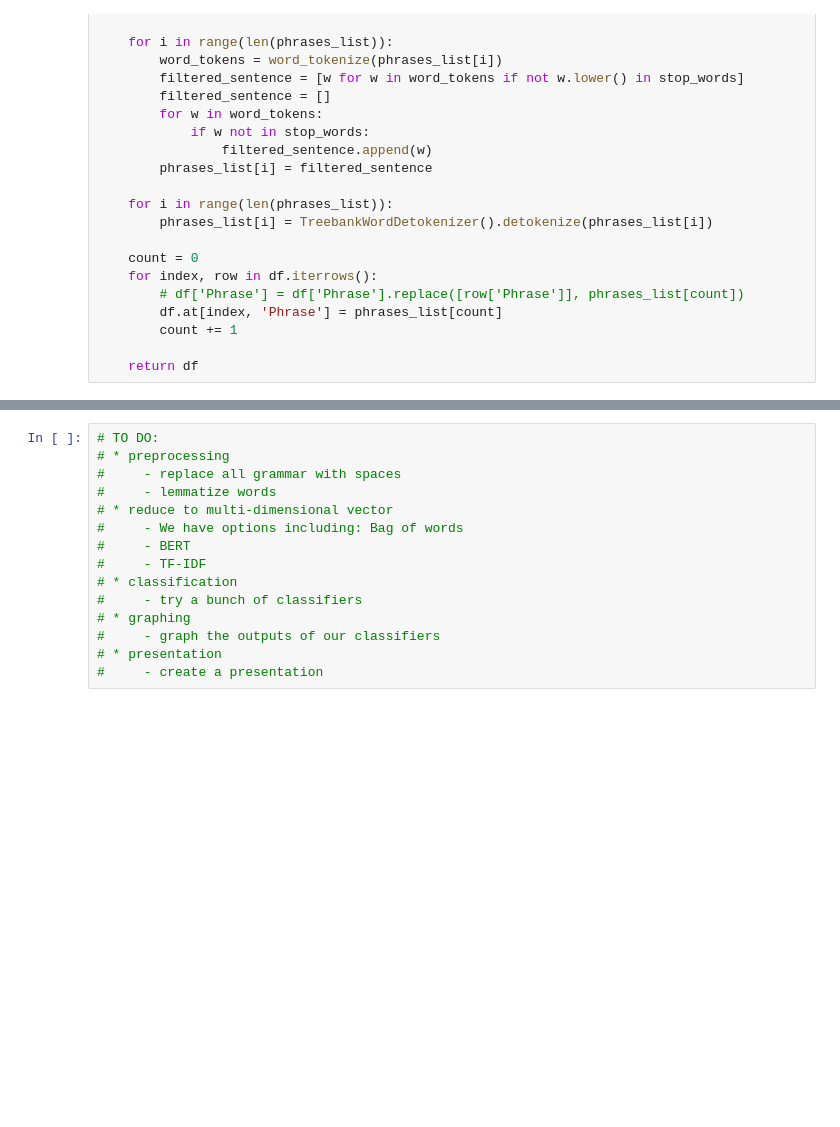
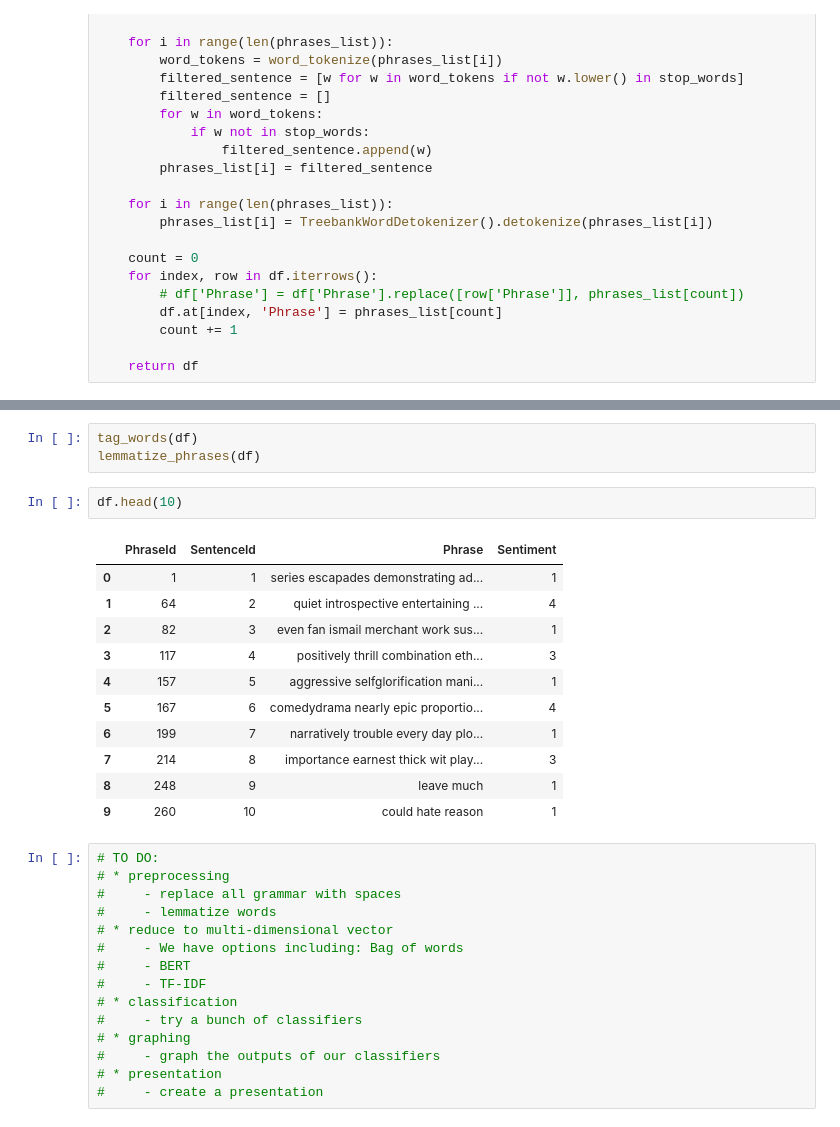
Before and after one commit to jfranc33/movieSentiment, a Jupyter notebook: movieAnalysis.ipynb, the cells around one changed output, grey strips where cells are left out. Cells and saved outputs as stored; diff of their text form; blank space fills up the shorter version.

Commit message:
Merged lemmatizer to main

```diff
--- a/movieAnalysis.ipynb
+++ b/movieAnalysis.ipynb
@@ -206,3 +269,20 @@ df
+# %%
+tag_words(df)
+lemmatize_phrases(df)
+# %%
+df.head(10)
+# %% [output]
+|  | PhraseId | SentenceId | Phrase | Sentiment |
+| 0 | 1 | 1 | series escapades demonstrating ad... | 1 |
+| 1 | 64 | 2 | quiet introspective entertaining ... | 4 |
+| 2 | 82 | 3 | even fan ismail merchant work sus... | 1 |
+| 3 | 117 | 4 | positively thrill combination eth... | 3 |
+| 4 | 157 | 5 | aggressive selfglorification mani... | 1 |
+| 5 | 167 | 6 | comedydrama nearly epic proportio... | 4 |
+| 6 | 199 | 7 | narratively trouble every day plo... | 1 |
+| 7 | 214 | 8 | importance earnest thick wit play... | 3 |
+| 8 | 248 | 9 | leave much | 1 |
+| 9 | 260 | 10 | could hate reason | 1 |
 # %%
 # TO DO:
 # * preprocessing
```
Also changed, not shown: parts of 6 cells of this notebook, 1 other file.
